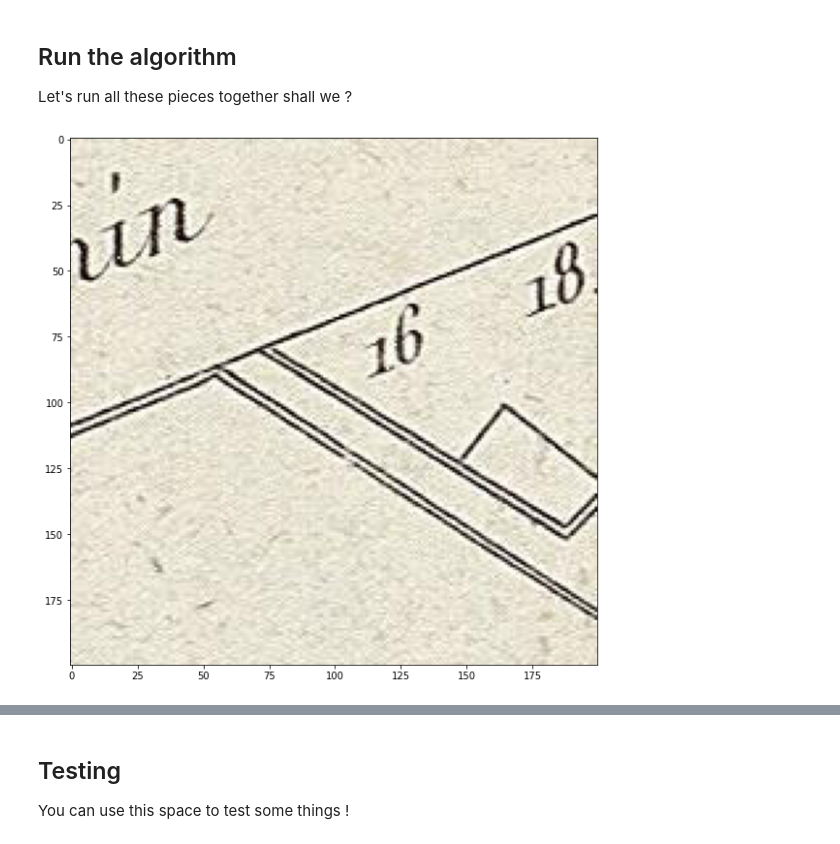
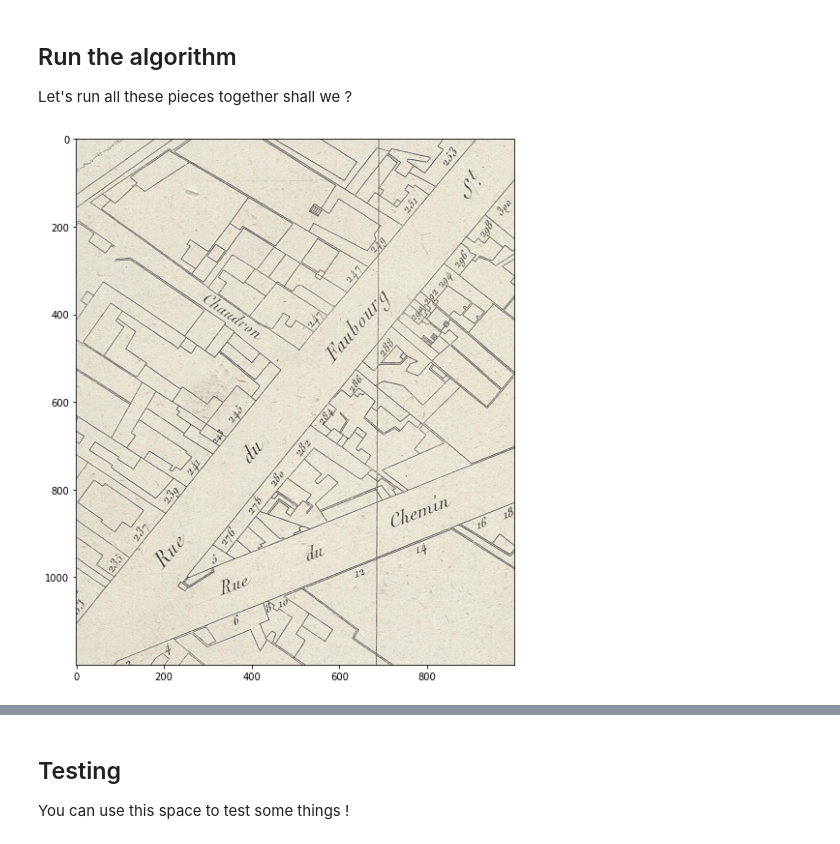
Before and after one commit to AudranDoublet/jacoubet_map_number_detection, a Jupyter notebook: Submission.ipynb, the cells around one changed output, grey strips where cells are left out. Drawn from its saved outputs; the diff is of its cells as text; code cells hidden in the pictures.

```diff
--- a/Submission.ipynb
+++ b/Submission.ipynb
@@ -376,13 +394,13 @@ Let's run all these pieces together shall we ?
 FILES = !ls inputs/*
 # %%
 #image = skimage.io.imread(FILES[-1])
-image = skimage.io.imread(FILES[3])[5800:6000, 1800: 2000, :]
+image = skimage.io.imread(FILES[3])[5000:6200, 1000: 2000, :]
 #image = skimage.io.imread(FILES[-1])[6200:7700, 4600: 6100, :]
 # image = skimage.io.imread(FILES[2])[4000:5000, 2000:3000, :]
 
 show_image(image)
 # %% [output]
-[figure, old version]
+[figure, new version]
 # %%
 import csv
 
```
Also changed, not shown: parts of 9 cells of this notebook.
